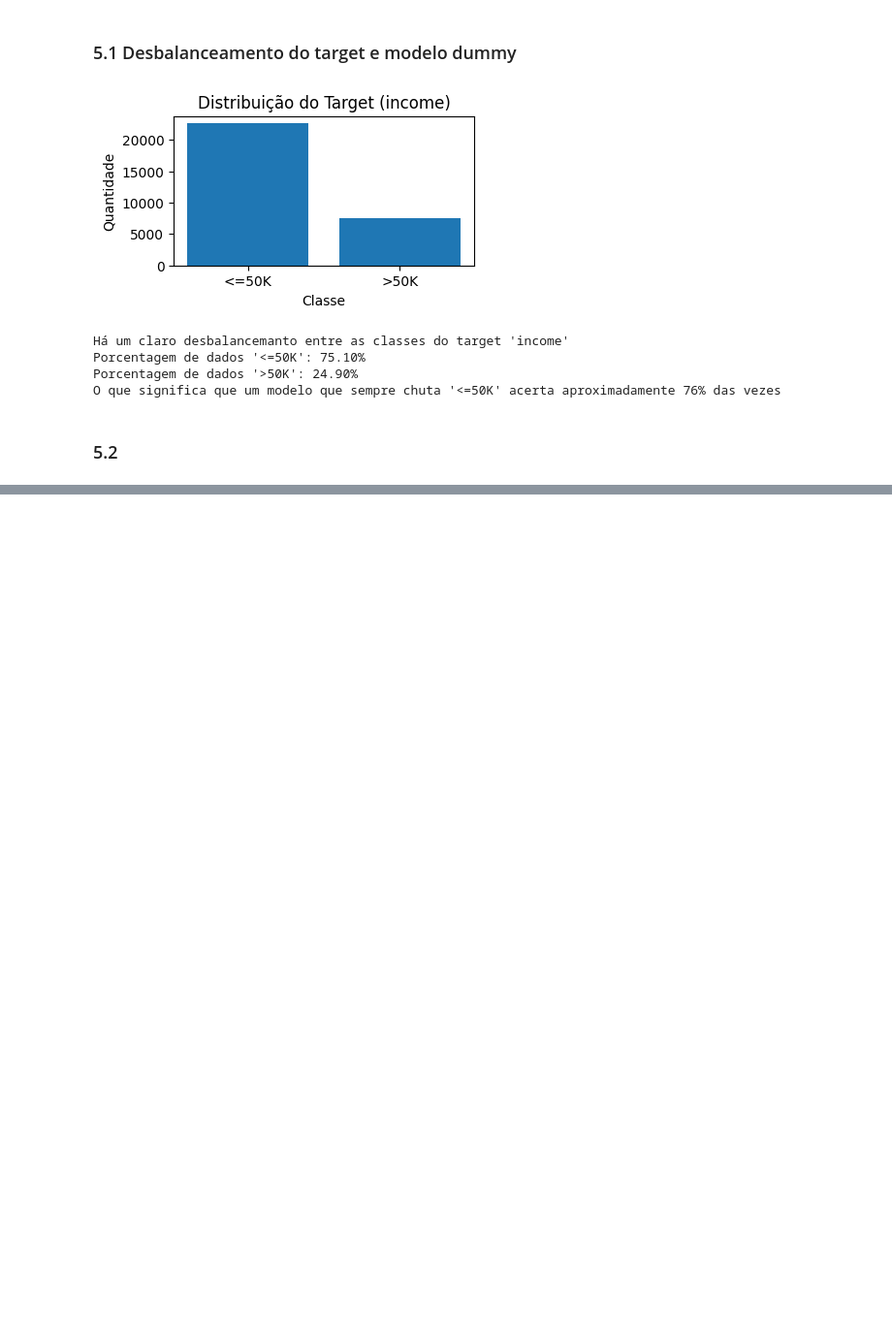
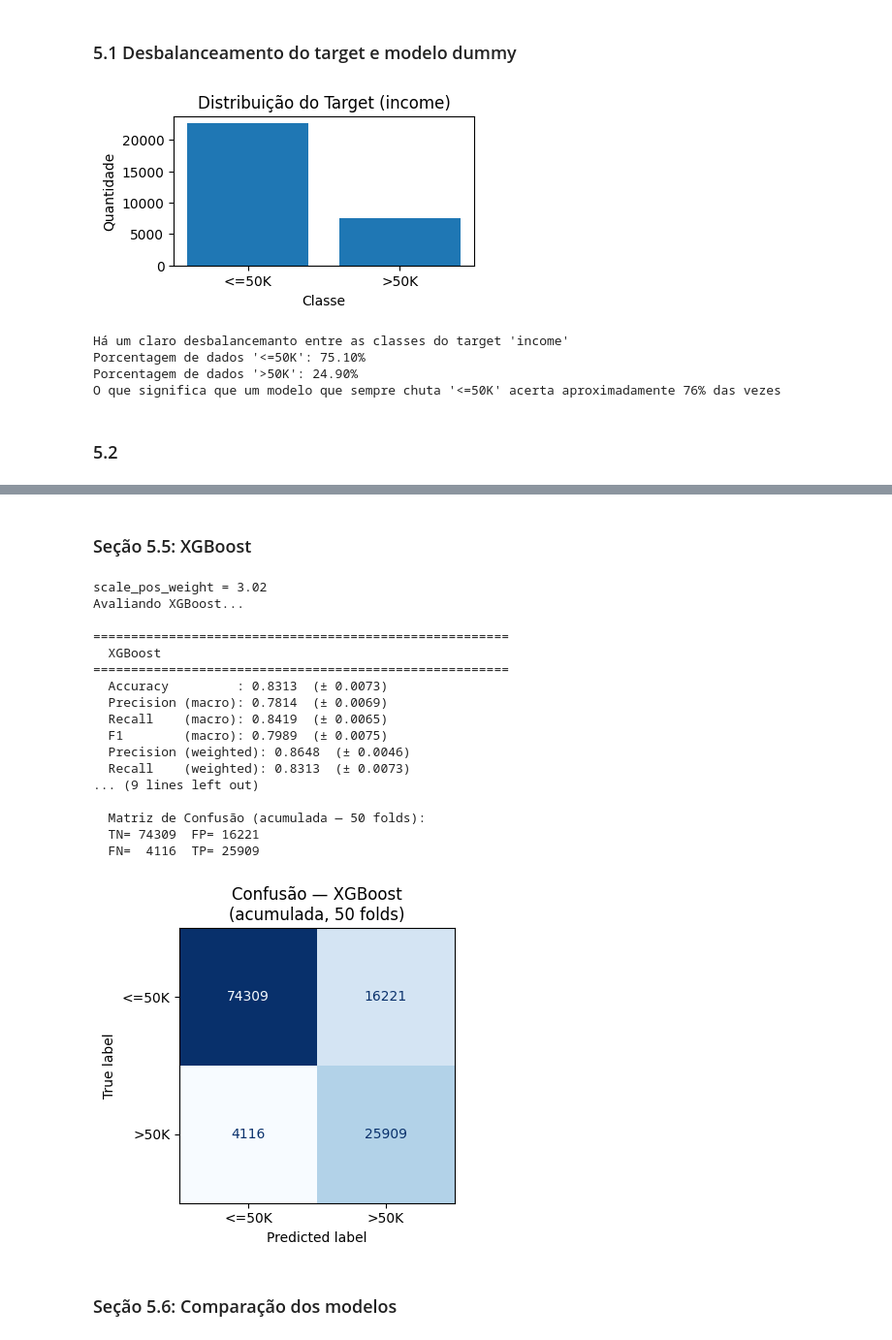
Before and after one commit to iranhonorato/APS-Machine-Learning, a Jupyter notebook: src/aps2_classificacao.ipynb, the cells around one changed output, grey strips where cells are left out. Shown at 97% size. Saved outputs shown, nothing was run; the diff lists cells and outputs as text; code cells hidden in the pictures; blank space fills up the shorter version.

```diff
--- a/src/aps2_classificacao.ipynb
+++ b/src/aps2_classificacao.ipynb
@@ -384,0 +584,46 @@ O que significa que um modelo que sempre chuta '<=50K' acerta aproximadamente 76
+# %% [markdown]
+### Seção 5.5: XGBoost
+# %%
+# Tratamento de desbalanceamento via scale_pos_weight
+scale_pos_weight = (y_train == 0).sum() / (y_train == 1).sum()
+print(f"scale_pos_weight = {scale_pos_weight:.2f}")
+
+xgb_pipe = Pipeline([
+    ("preprocessor", preprocessor),
+    ("classifier",   xgb.XGBClassifier(
+        scale_pos_weight=scale_pos_weight,
+        n_estimators=100,
+        learning_rate=0.1,
+        max_depth=6,
+        random_state=42,
+        eval_metric="logloss",
+        n_jobs=-1,
+        verbosity=0
+    ))
+])
+
+print("Avaliando XGBoost... ")
+xgb_metrics = evaluate_model_cv(xgb_pipe, X_train, y_train, cv, "XGBoost")
+print_metrics(xgb_metrics, "XGBoost")
+plot_cm(xgb_metrics, "XGBoost")
+# %% [output]
+scale_pos_weight = 3.02
+Avaliando XGBoost...
+
+=======================================================
+  XGBoost
+=======================================================
+  Accuracy         : 0.8313  (± 0.0073)
+  Precision (macro): 0.7814  (± 0.0069)
+  Recall    (macro): 0.8419  (± 0.0065)
+  F1        (macro): 0.7989  (± 0.0075)
+  Precision (weighted): 0.8648  (± 0.0046)
+  Recall    (weighted): 0.8313  (± 0.0073)
+... (9 lines left out)
+
+  Matriz de Confusão (acumulada — 50 folds):
+  TN= 74309  FP= 16221
+  FN=  4116  TP= 25909
+[figure, added]
+# %% [markdown]
+### Seção 5.6: Comparação dos modelos
```
Also changed, not shown: parts of 13 cells of this notebook, 1 other file.
